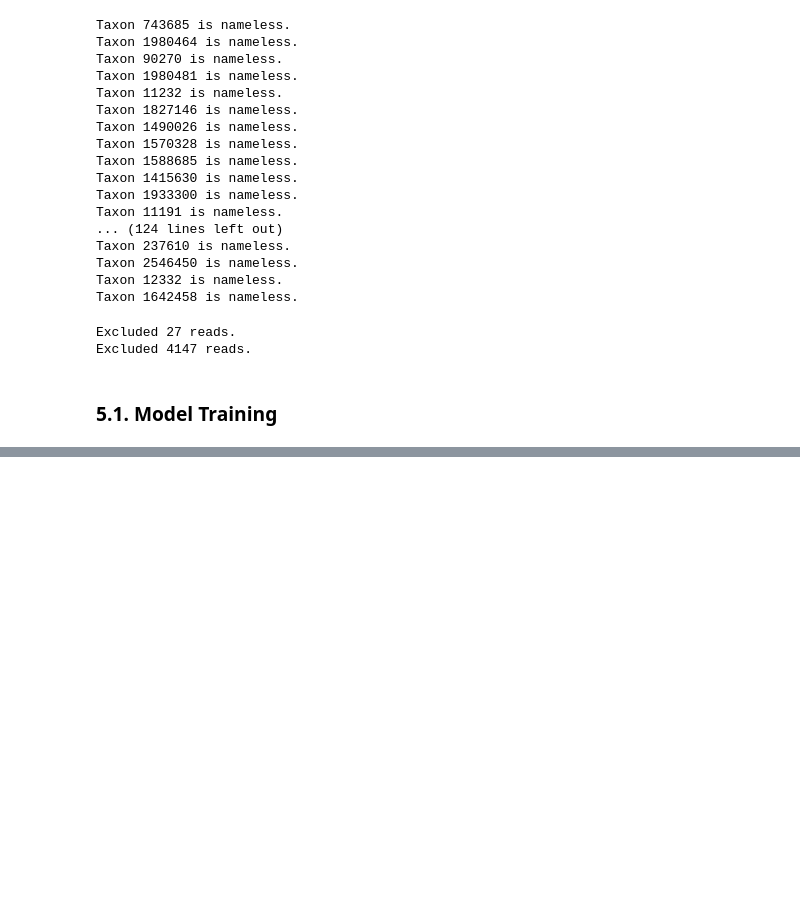
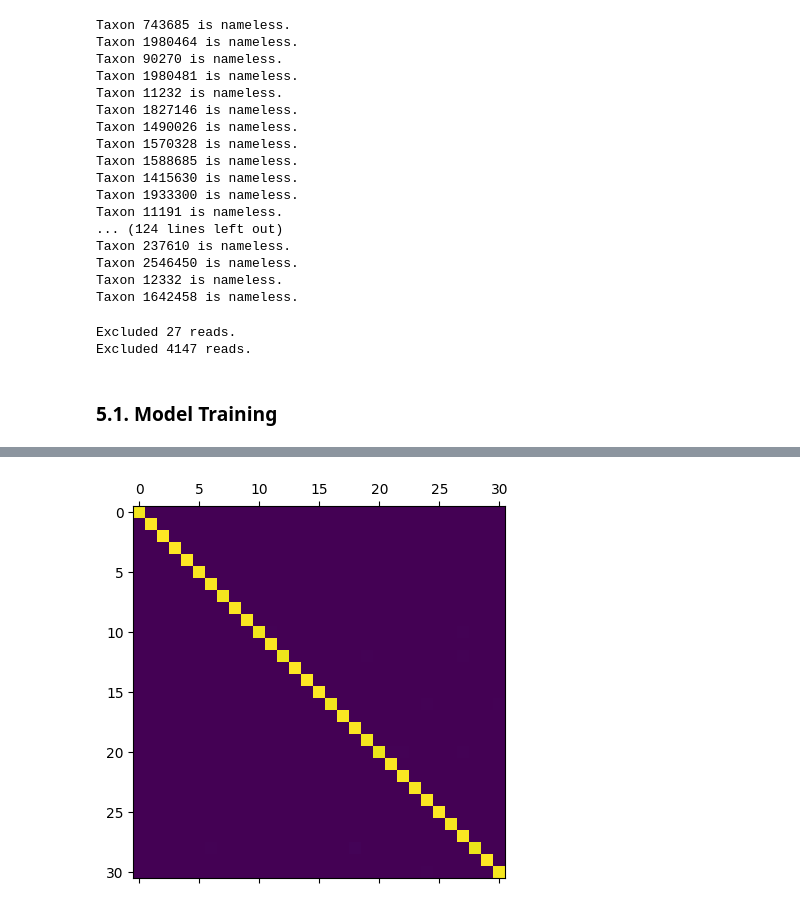
Before and after one commit to Vincent-Therrien/stelaro, a Jupyter notebook: demonstrations/large_dataset.ipynb, the cells around one changed output, grey strips where cells are left out. Saved outputs shown, nothing was run; the diff lists cells and outputs as text; code cells hidden in the pictures; blank space fills up the shorter version.

```diff
--- a/demonstrations/large_dataset.ipynb
+++ b/demonstrations/large_dataset.ipynb
@@ -1385,0 +1720,8 @@ def confusion_matrix(classifier, loader, device, mapping) -> np.ndarray:
+# %%
+matrix = confusion_matrix(model, train_data, "cuda", mapping)
+plt.matshow(matrix)
+plt.show()
+np.set_printoptions(precision=3, suppress=True, linewidth=250)
+print(matrix)
+# %% [output]
+[figure, added]
```
Also changed, not shown: parts of 15 cells of this notebook, 4 other files.
